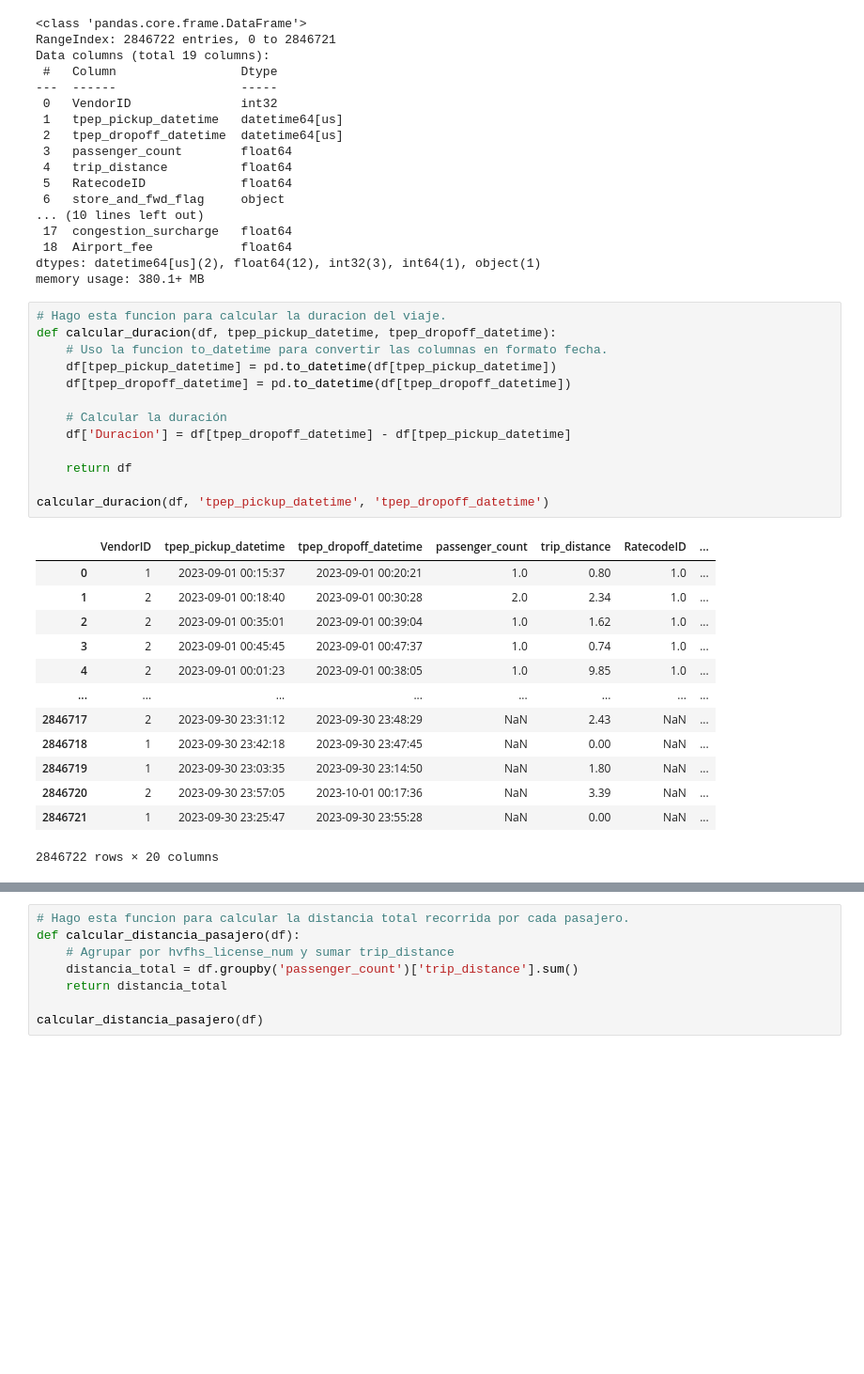
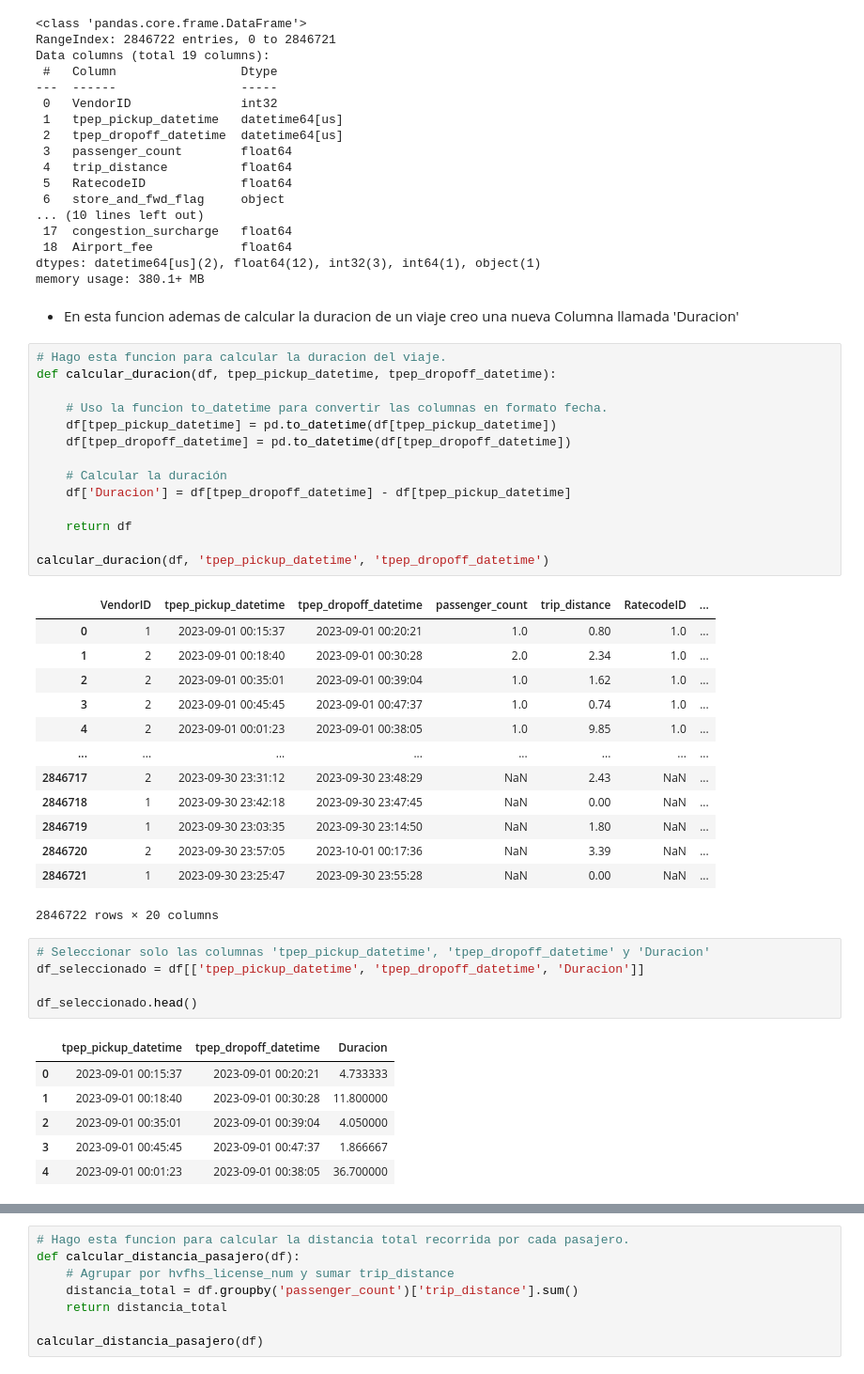
Before and after one commit to rominaEsc/New_York_City_Greenhouse_Gas_Emissions_Analysis, a Jupyter notebook: ETL_Juan/ETL_Metricas.ipynb, the cells around one changed output, grey strips where cells are left out. Shown: that part at 94% size. Saved outputs shown, nothing was run; the diff lists cells and outputs as text; blank space fills up the shorter version.

```diff
--- a/ETL_Juan/ETL_Metricas.ipynb
+++ b/ETL_Juan/ETL_Metricas.ipynb
@@ -77,9 +77,12 @@ Data columns (total 19 columns):
  18  Airport_fee            float64
 dtypes: datetime64[us](2), float64(12), int32(3), int64(1), object(1)
 memory usage: 380.1+ MB
+# %% [markdown]
+* En esta funcion ademas de calcular la duracion de un viaje creo una nueva Columna llamada 'Duracion'
 # %%
 # Hago esta funcion para calcular la duracion del viaje.
 def calcular_duracion(df, tpep_pickup_datetime, tpep_dropoff_datetime):
+
     # Uso la funcion to_datetime para convertir las columnas en formato fecha.
     df[tpep_pickup_datetime] = pd.to_datetime(df[tpep_pickup_datetime])
     df[tpep_dropoff_datetime] = pd.to_datetime(df[tpep_dropoff_datetime])
@@ -104,3 +107,15 @@ calcular_duracion(df, 'tpep_pickup_datetime', 'tpep_dropoff_datetime')
 | 2846720 | 2 | 2023-09-30 23:57:05 | 2023-10-01 00:17:36 | NaN | 3.39 | NaN | ... |
 | 2846721 | 1 | 2023-09-30 23:25:47 | 2023-09-30 23:55:28 | NaN | 0.00 | NaN | ... |
 2846722 rows × 20 columns
+# %%
+# Seleccionar solo las columnas 'tpep_pickup_datetime', 'tpep_dropoff_datetime' y 'Duracion'
+df_seleccionado = df[['tpep_pickup_datetime', 'tpep_dropoff_datetime', 'Duracion']]
+
+df_seleccionado.head()
+# %% [output]
+|  | tpep_pickup_datetime | tpep_dropoff_datetime | Duracion |
+| 0 | 2023-09-01 00:15:37 | 2023-09-01 00:20:21 | 4.733333 |
+| 1 | 2023-09-01 00:18:40 | 2023-09-01 00:30:28 | 11.800000 |
+| 2 | 2023-09-01 00:35:01 | 2023-09-01 00:39:04 | 4.050000 |
+| 3 | 2023-09-01 00:45:45 | 2023-09-01 00:47:37 | 1.866667 |
+| 4 | 2023-09-01 00:01:23 | 2023-09-01 00:38:05 | 36.700000 |
```
Also changed, not shown: parts of 5 cells of this notebook.
